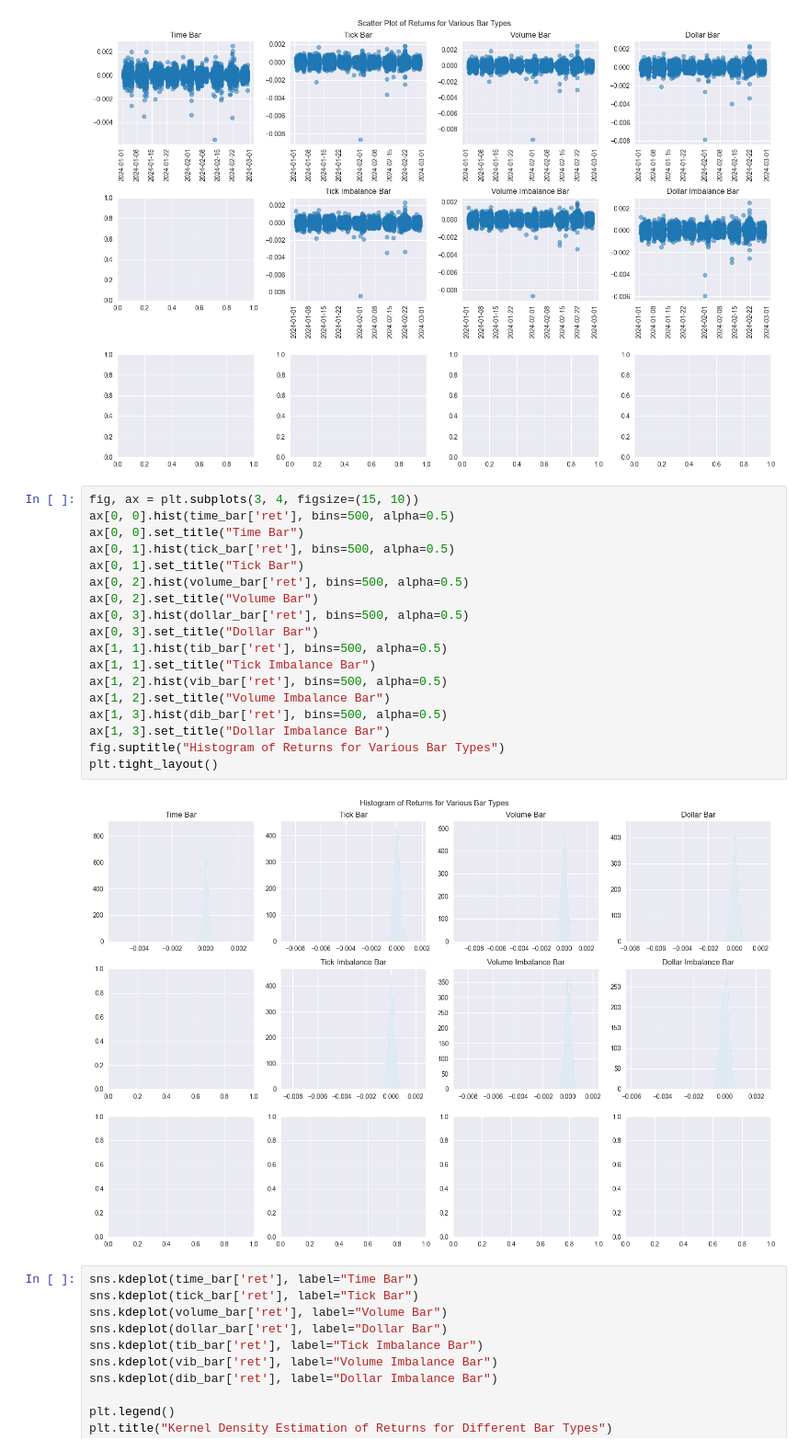
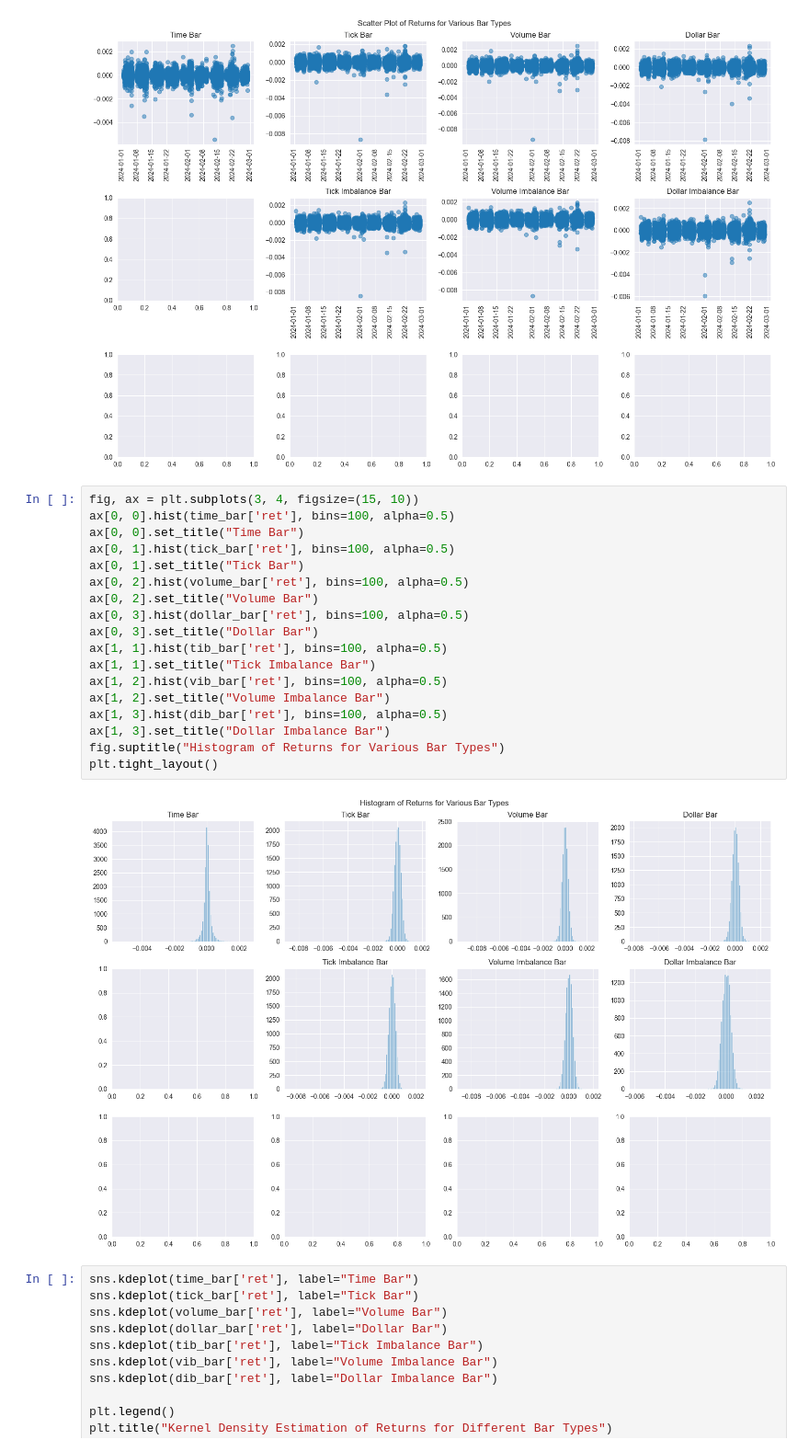
Before and after one commit to OneSqaured/onetrading, a Jupyter notebook: analysis/bar_comparison.ipynb, the cells around one changed output. Shown at 92% size. Saved outputs shown, nothing was run; the diff lists cells and outputs as text.

```diff
--- a/analysis/bar_comparison.ipynb
+++ b/analysis/bar_comparison.ipynb
@@ -283,24 +286,24 @@ plt.tight_layout()
 [figure]
 # %%
 fig, ax = plt.subplots(3, 4, figsize=(15, 10))
-ax[0, 0].hist(time_bar['ret'], bins=500, alpha=0.5)
+ax[0, 0].hist(time_bar['ret'], bins=100, alpha=0.5)
 ax[0, 0].set_title("Time Bar")
-ax[0, 1].hist(tick_bar['ret'], bins=500, alpha=0.5)
+ax[0, 1].hist(tick_bar['ret'], bins=100, alpha=0.5)
 ax[0, 1].set_title("Tick Bar")
-ax[0, 2].hist(volume_bar['ret'], bins=500, alpha=0.5)
+ax[0, 2].hist(volume_bar['ret'], bins=100, alpha=0.5)
 ax[0, 2].set_title("Volume Bar")
-ax[0, 3].hist(dollar_bar['ret'], bins=500, alpha=0.5)
+ax[0, 3].hist(dollar_bar['ret'], bins=100, alpha=0.5)
 ax[0, 3].set_title("Dollar Bar")
-ax[1, 1].hist(tib_bar['ret'], bins=500, alpha=0.5)
+ax[1, 1].hist(tib_bar['ret'], bins=100, alpha=0.5)
 ax[1, 1].set_title("Tick Imbalance Bar")
-ax[1, 2].hist(vib_bar['ret'], bins=500, alpha=0.5)
+ax[1, 2].hist(vib_bar['ret'], bins=100, alpha=0.5)
 ax[1, 2].set_title("Volume Imbalance Bar")
-ax[1, 3].hist(dib_bar['ret'], bins=500, alpha=0.5)
+ax[1, 3].hist(dib_bar['ret'], bins=100, alpha=0.5)
 ax[1, 3].set_title("Dollar Imbalance Bar")
 fig.suptitle("Histogram of Returns for Various Bar Types")
 plt.tight_layout()
 # %% [output]
-[figure, old version]
+[figure, new version]
 # %%
 sns.kdeplot(time_bar['ret'], label="Time Bar")
 sns.kdeplot(tick_bar['ret'], label="Tick Bar")
```
Also changed, not shown: parts of 4 cells of this notebook.
